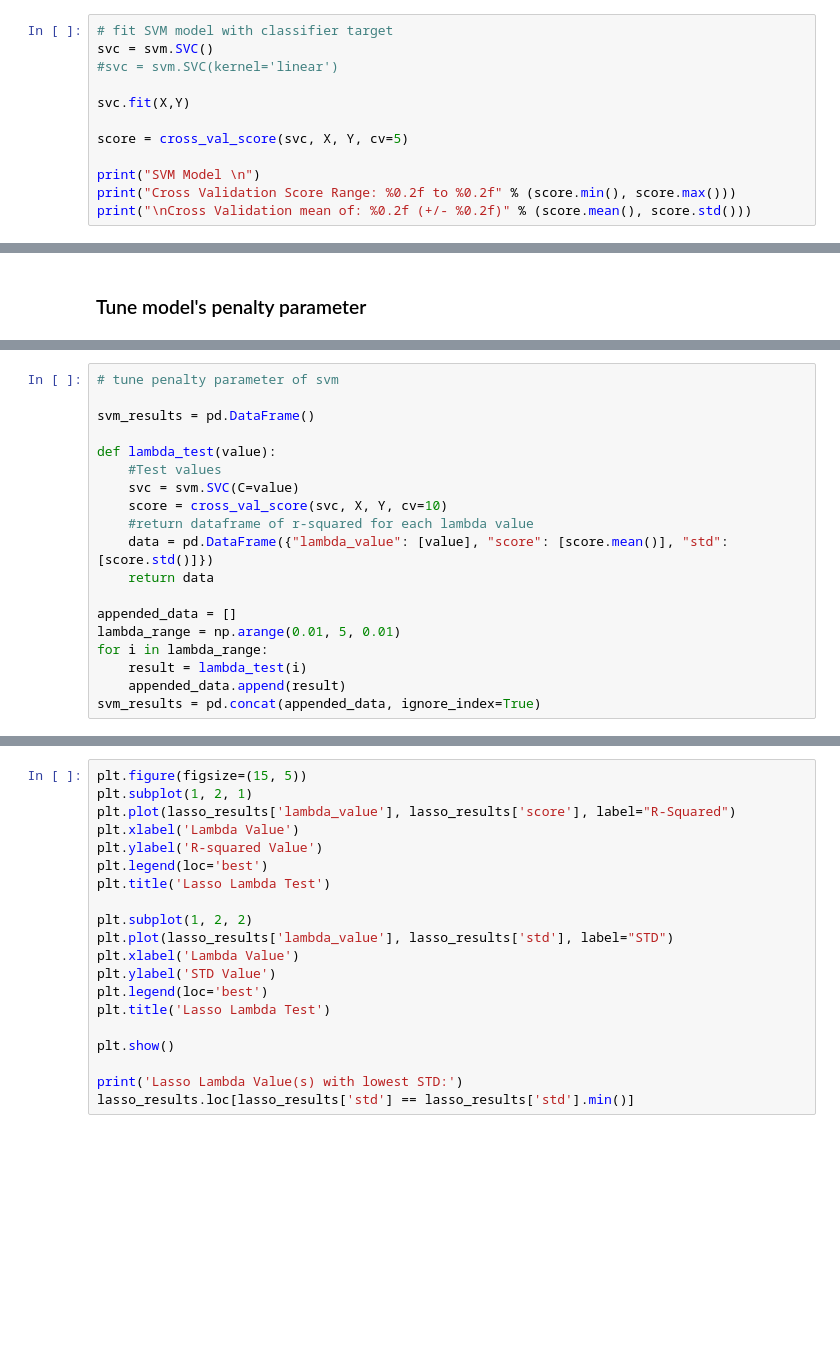
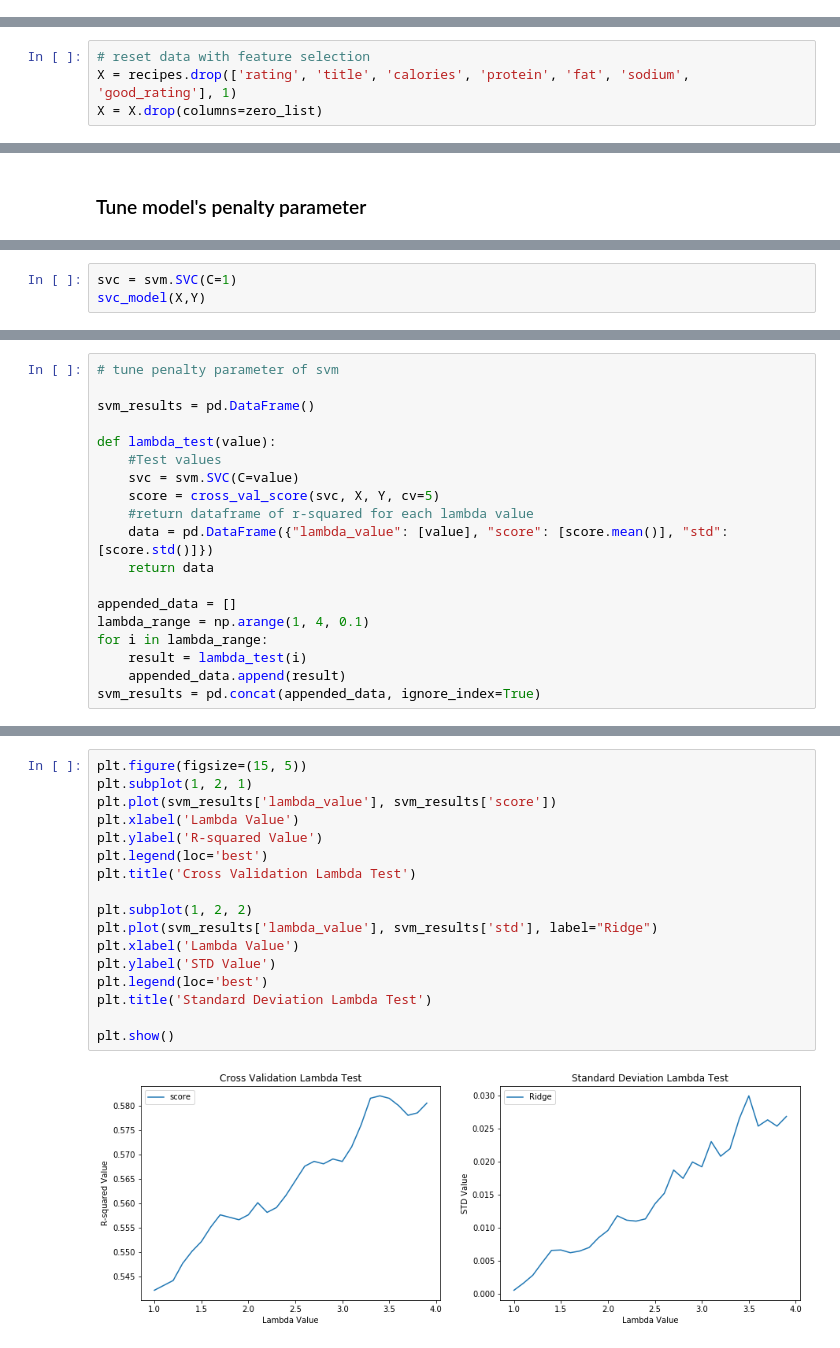
Before and after one commit to mbeckmanssf/Thinkful, a Jupyter notebook: Unit-3/4.4-SVM.ipynb, the cells around one changed output, grey strips where cells are left out. Drawn from its saved outputs; the diff is of its cells as text; blank space fills up the shorter version.

```diff
--- a/Unit-3/4.4-SVM.ipynb
+++ b/Unit-3/4.4-SVM.ipynb
@@ -150,12 +274,0 @@ svc_model(X,Y)
-# %%
-# fit SVM model with classifier target
-svc = svm.SVC()
-#svc = svm.SVC(kernel='linear')
-
-svc.fit(X,Y)
-
-score = cross_val_score(svc, X, Y, cv=5)
-
-print("SVM Model \n")
-print("Cross Validation Score Range: %0.2f to %0.2f" % (score.min(), score.max()))
-print("\nCross Validation mean of: %0.2f (+/- %0.2f)" % (score.mean(), score.std()))
@@ -265,0 +363,4 @@ def svc_model(data, target):
+# %%
+# reset data with feature selection
+X = recipes.drop(['rating', 'title', 'calories', 'protein', 'fat', 'sodium', 'good_rating'], 1)
+X = X.drop(columns=zero_list)
@@ -267,0 +441,3 @@ def svc_model(data, target):
+# %%
+svc = svm.SVC(C=1)
+svc_model(X,Y)
@@ -273,13 +458,13 @@ svm_results = pd.DataFrame()
 def lambda_test(value):
     #Test values
     svc = svm.SVC(C=value)
-    score = cross_val_score(svc, X, Y, cv=10)
+    score = cross_val_score(svc, X, Y, cv=5)
     #return dataframe of r-squared for each lambda value
     data = pd.DataFrame({"lambda_value": [value], "score": [score.mean()], "std": [score.std()]})
     return data
 
 appended_data = []
-lambda_range = np.arange(0.01, 5, 0.01)
+lambda_range = np.arange(1, 4, 0.1)
 for i in lambda_range:
     result = lambda_test(i)
     appended_data.append(result)
@@ -311,20 +472,19 @@ lasso_results = pd.concat(appended_data, ignore_index=True)
 # %%
 plt.figure(figsize=(15, 5))
 plt.subplot(1, 2, 1)
-plt.plot(lasso_results['lambda_value'], lasso_results['score'], label="R-Squared")
+plt.plot(svm_results['lambda_value'], svm_results['score'])
 plt.xlabel('Lambda Value')
 plt.ylabel('R-squared Value')
 plt.legend(loc='best')
-plt.title('Lasso Lambda Test')
+plt.title('Cross Validation Lambda Test')
 
 plt.subplot(1, 2, 2)
-plt.plot(lasso_results['lambda_value'], lasso_results['std'], label="STD")
+plt.plot(svm_results['lambda_value'], svm_results['std'], label="Ridge")
 plt.xlabel('Lambda Value')
 plt.ylabel('STD Value')
 plt.legend(loc='best')
-plt.title('Lasso Lambda Test')
+plt.title('Standard Deviation Lambda Test')
 
 plt.show()
-
-print('Lasso Lambda Value(s) with lowest STD:')
-lasso_results.loc[lasso_results['std'] == lasso_results['std'].min()]
+# %% [output]
+[figure, added]
```
Also changed, not shown: parts of 62 cells of this notebook.
